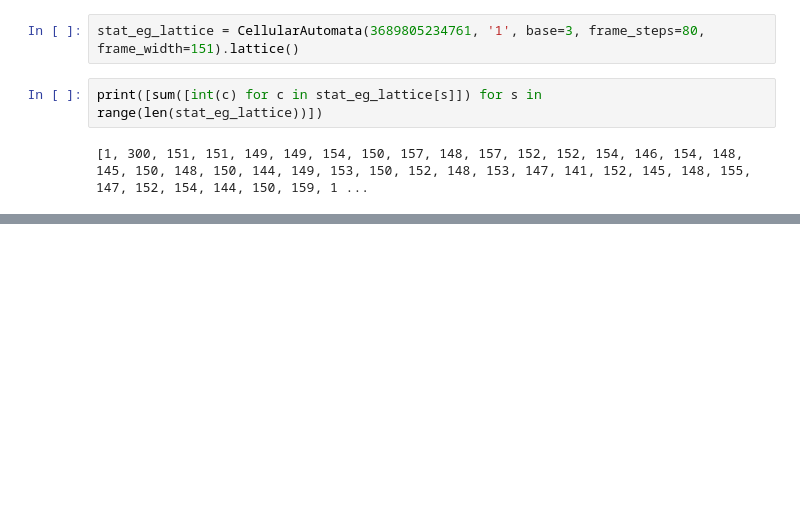
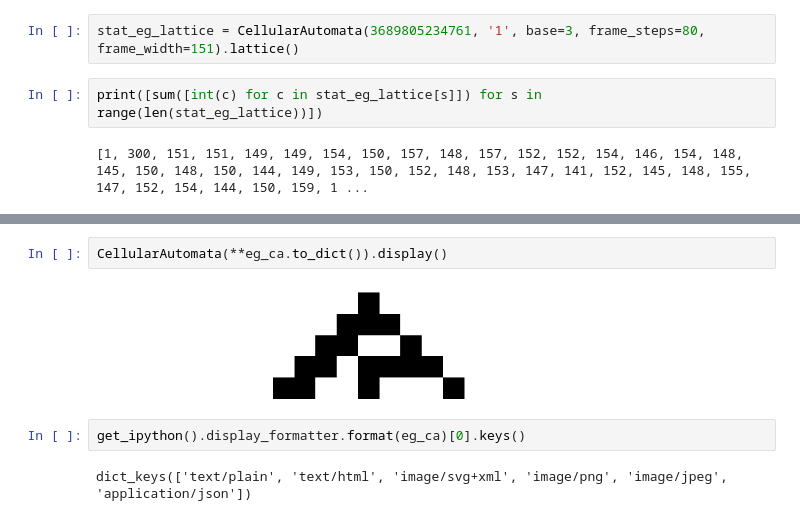
Before and after one commit to orome/automata-py, a Jupyter notebook: demo.ipynb, the cells around one changed output, grey strips where cells are left out. Cells and saved outputs as stored; diff of their text form; blank space fills up the shorter version.

```diff
--- a/demo.ipynb
+++ b/demo.ipynb
@@ -457,0 +467,8 @@ display(eg_ca)
+# %%
+CellularAutomata(**eg_ca.to_dict()).display()
+# %% [output]
+[figure, added]
+# %%
+get_ipython().display_formatter.format(eg_ca)[0].keys()
+# %% [output]
+dict_keys(['text/plain', 'text/html', 'image/svg+xml', 'image/png', 'image/jpeg', 'application/json'])
```
Also changed, not shown: parts of 6 cells of this notebook, 2 other files.
